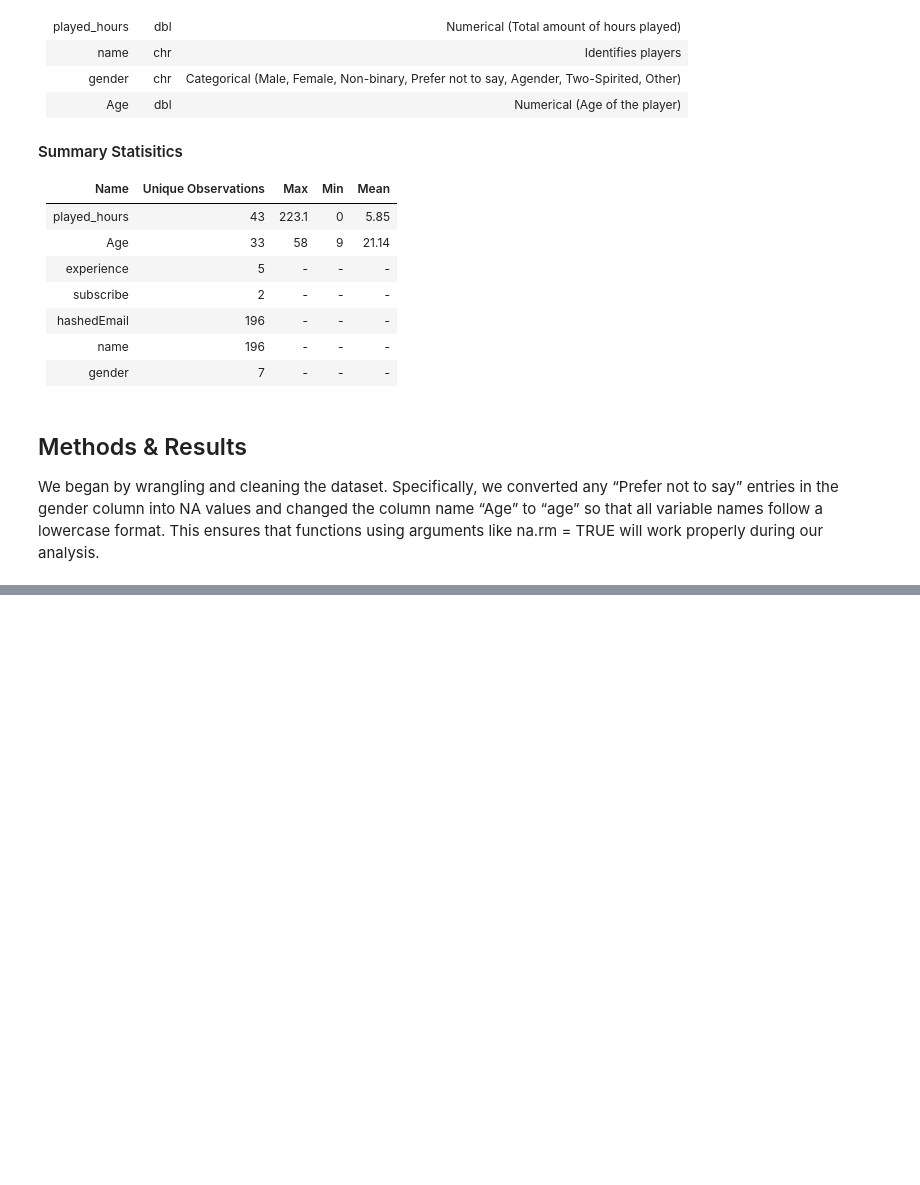
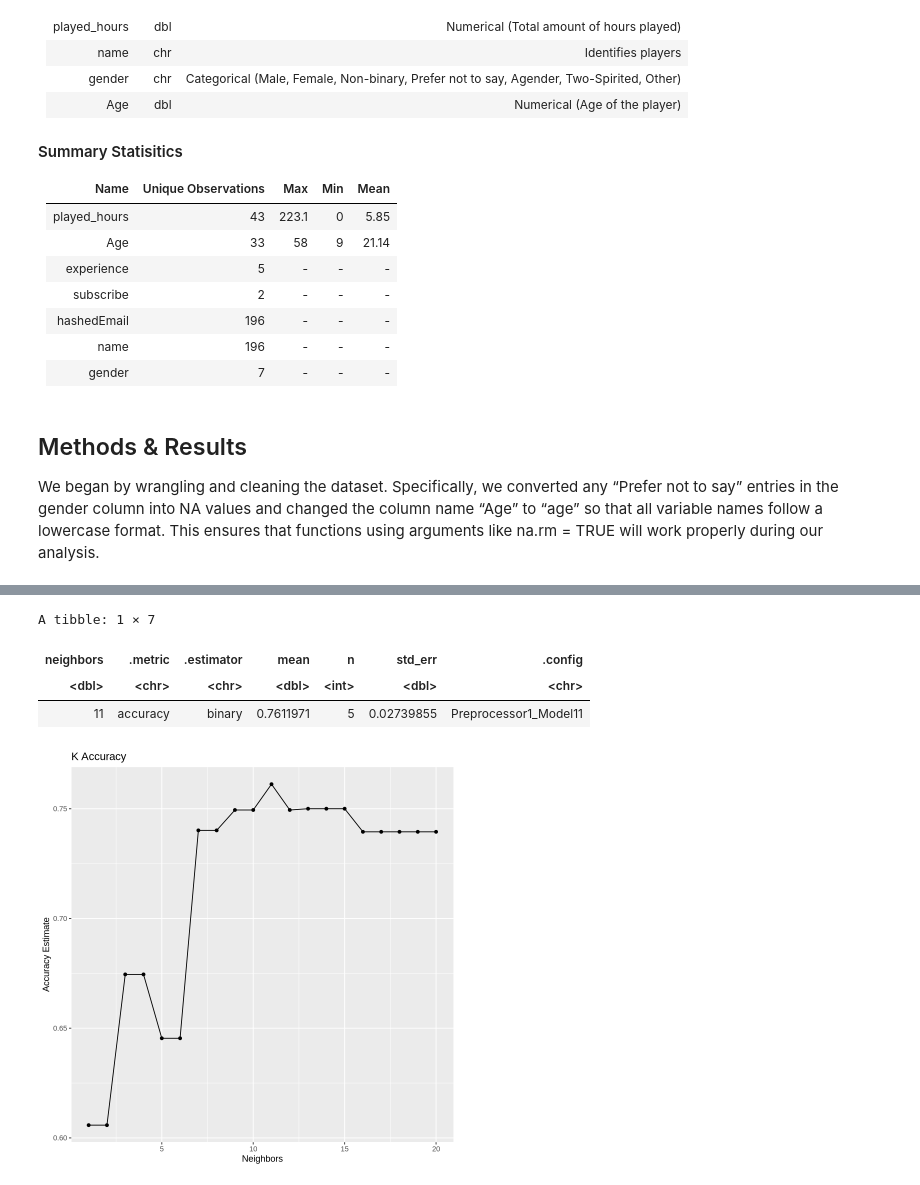
Before and after one commit to kendra2070/group_project, a Jupyter notebook: project_16.ipynb, the cells around one changed output, grey strips where cells are left out. Drawn from its saved outputs; the diff is of its cells as text; code cells hidden in the pictures; blank space fills up the shorter version.

Commit message:
Training classifier

```diff
--- a/project_16.ipynb
+++ b/project_16.ipynb
@@ -104,0 +151,25 @@ A tibble: 196 × 7
+# %%
+set.seed(1243)
+
+minecraft_split <- initial_split(minecraft_data, prop = 0.75, strata = subscribe)
+minecraft_train <- training(minecraft_split)
+minecraft_test <- testing(minecraft_split)
+
+minecraft_recipe <- recipe(subscribe ~., data = minecraft_train) |>
+    step_center(all_predictors()) |>
+    step_scale(all_predictors())
+
+knn_tune <- nearest_neighbor(weight_func = 'rectangular' , neighbors = tune()) |>
+      set_engine('kknn') |>
+      set_mode('classification')
+
+k_vals <- tibble(neighbors = seq(from = 1, to = 20, by = 1))
+
+minecraft_vfold <- vfold_cv(minecraft_train, v = 5, strata = subscribe)
+
+knn_results <- workflow() |>
+      add_recipe(minecraft_recipe) |>
+      add_model(knn_tune) |>
+      tune_grid(resamples = minecraft_vfold, grid = k_vals) |>
+      collect_metrics()
+knn_results
@@ -104,0 +187,19 @@ A tibble: 196 × 7
+# %%
+accuracies <- knn_results |>
+      filter(.metric == 'accuracy')
+
+accuracy_versus_k <- ggplot(accuracies, aes(x = neighbors, y = mean))+
+      geom_point() +
+      geom_line() +
+      labs(x = "Neighbors", y = "Accuracy Estimate") +
+      ggtitle('K Accuracy')
+accuracy_versus_k
+
+best_k <- slice_max(accuracies, order_by= mean, n=1)
+best_k
+# %% [output]
+A tibble: 1 × 7
+| neighbors | .metric | .estimator | mean | n | std_err | .config |
+| <dbl> | <chr> | <chr> | <dbl> | <int> | <dbl> | <chr> |
+| 11 | accuracy | binary | 0.7611971 | 5 | 0.02739855 | Preprocessor1_Model11 |
+[figure, added]
```
Also changed, not shown: parts of 5 cells of this notebook.
